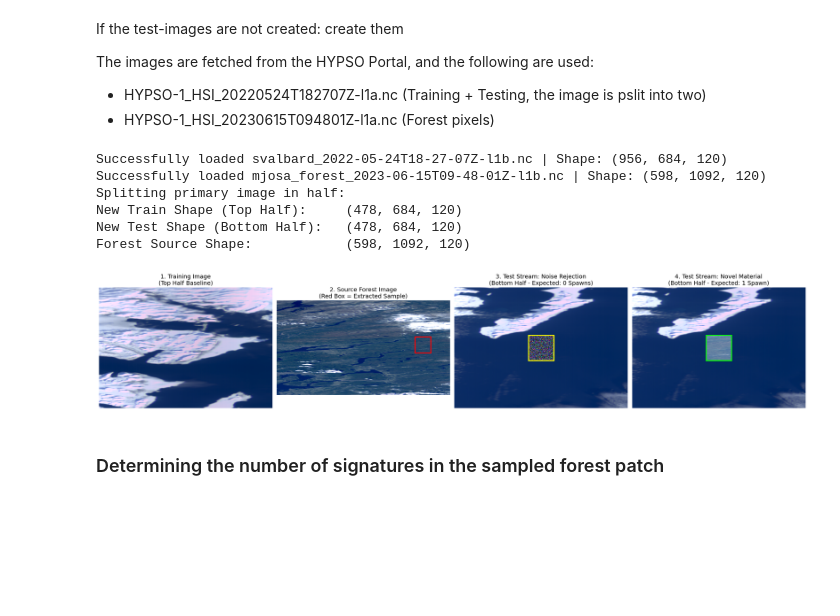
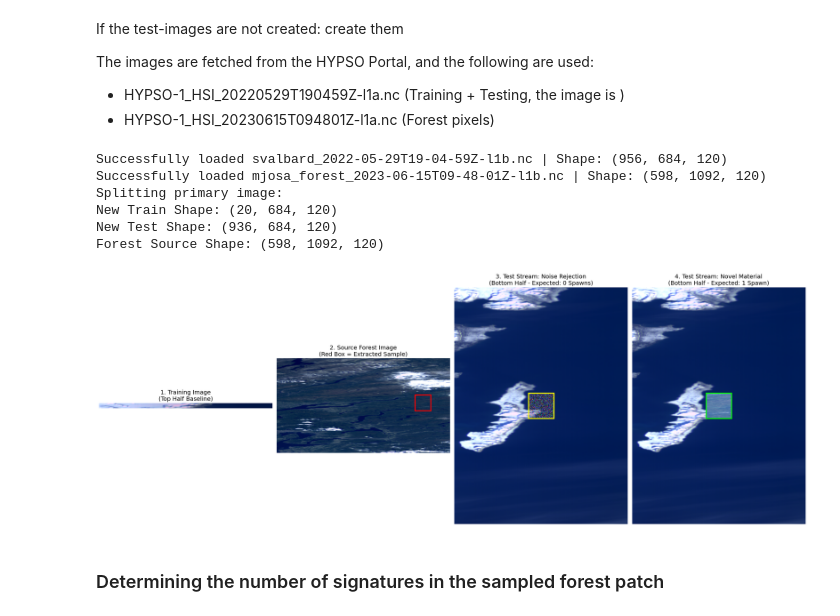
Before and after one commit to TrygveTafjord/OTFP-MFA-Streaming, a Jupyter notebook: testing/component_spawning.ipynb, the cells around one changed output. Saved outputs shown, nothing was run; the diff lists cells and outputs as text; code cells hidden in the pictures; blank space fills up the shorter version.

Commit message:
reworked the component-spawning notebook, now it makes mutch more sense

```diff
--- a/testing/component_spawning.ipynb
+++ b/testing/component_spawning.ipynb
@@ -45,12 +57,12 @@ test_data_dir = glob.glob(f'../data/component_spawning/*.nc')
 If the test-images are not created: create them
 
 The images are fetched from the HYPSO Portal, and the following are used:
-- HYPSO-1_HSI_20220524T182707Z-l1a.nc (Training + Testing, the image is pslit into two)
+- HYPSO-1_HSI_20220529T190459Z-l1a.nc (Training + Testing, the image is )
 - HYPSO-1_HSI_20230615T094801Z-l1a.nc (Forest pixels)
 # %%
 
 # We now only need the primary Svalbard image and the Forest image
-base_svalbard_path = "../data/component_spawning/svalbard_2022-05-24T18-27-07Z-l1b.nc"
+base_svalbard_path = "../data/component_spawning/svalbard_2022-05-29T19-04-59Z-l1b.nc"
 forest_path = "../data/component_spawning/mjosa_forest_2023-06-15T09-48-01Z-l1b.nc"
 
 path_list = [base_svalbard_path, forest_path]
@@ -80,18 +92,16 @@ img_forest = data_dict.get(forest_path)
 # Proceed only if data successfully loaded
 if svalbard_full is not None and img_forest is not None:
 
-    # --- 1.5 The Half-and-Half Split ---
+    # --- 1.5 The Split ---
     # Split the Svalbard image horizontally (top half for training, bottom half for testing)
-    mid_row = svalbard_full.shape[0] // 2
 
-    img_train = svalbard_full[:mid_row, :, :]
-    # Using mid_row:mid_row*2 ensures identical shapes even if the original row count was odd
-    img_test_base = svalbard_full[mid_row:mid_row*2, :, :]
+    img_train = svalbard_full[:20, :, :]
+    img_test_base = svalbard_full[20:, :, :]
 
-    print(f"Splitting primary image in half:")
-    print(f"New Train Shape (Top Half):     {img_train.shape}")
-    print(f"New Test Shape (Bottom Half):   {img_test_base.shape}")
-    print(f"Forest Source Shape:            {img_forest.shape}")
+    print(f"Splitting primary image:")
+    print(f"New Train Shape: {img_train.shape}")
+    print(f"New Test Shape: {img_test_base.shape}")
+    print(f"Forest Source Shape: {img_forest.shape}")
 
     # --- Helper Function: Hyperspectral to RGB ---
     def get_rgb(hsi_cube):
@@ -104,12 +114,12 @@ if svalbard_full is not None and img_forest is not None:
         rgb_norm = (rgb - p_low) / (p_high - p_low + 1e-8)
         rgb_clipped = np.clip(rgb_norm, 0, 1)
 
-        gamma = 0.6
+        gamma = 0.8
         rgb_gamma = rgb_clipped ** gamma
 
         return rgb_gamma
 
-    # --- 2. Setup Patch Coordinates ---
+    # 2. Setup Patch Coordinates
     PATCH_SIZE = 100
 
     # Where to sample FROM in the forest image
@@ -119,10 +129,10 @@ if svalbard_full is not None and img_forest is not None:
     t_row = (img_test_base.shape[0] - PATCH_SIZE) // 2
     t_col = (img_test_base.shape[1] - PATCH_SIZE) // 2
 
-    # --- 3. Extract the Forest Sample ---
+    # 3. Extract the Forest Sample
     forest_patch = img_forest[f_row:f_row+PATCH_SIZE, f_col:f_col+PATCH_SIZE, :].copy()
 
-    # --- 4. Create the Two Test Scenarios ---
+    # 4. Create the Two Test Scenarios
 
     # A) Novel Material Spawning (Forest injected into Test Image)
     test_img_forest = img_test_base.copy()
@@ -133,15 +143,15 @@ if svalbard_full is not None and img_forest is not None:
     noise_patch = test_img_noise[t_row:t_row+PATCH_SIZE, t_col:t_col+PATCH_SIZE, :].copy()
 
     np.random.seed(42)
-    # Add severe Gaussian white noise across ALL bands to destroy the spectral angle
+    # Add Gaussian white noise across all bands to destroy the spectral angle
     gaussian_noise = np.random.normal(loc=0.0, scale=np.nanstd(img_test_base) * 2, size=noise_patch.shape)
     noise_patch = noise_patch + gaussian_noise
 
     # Clip it to keep it within realistic sensor boundaries
     test_img_noise[t_row:t_row+PATCH_SIZE, t_col:t_col+PATCH_SIZE, :] = np.clip(noise_patch, 0, np.nanmax(img_test_base))
 
-    # --- 5. Plotting the Validation Grid ---
-    fig, axes = plt.subplots(1, 4, figsize=(24, 6))
+    # 5. Plotting the Validation Grid
+    fig, axes = plt.subplots(1, 4, figsize=(24, 16))
 
     # Plot 1: Pre-training Image
     axes[0].imshow(get_rgb(img_train))
@@ -151,39 +161,39 @@ if svalbard_full is not None and img_forest is not None:
     # Plot 2: Source Forest Image
     axes[1].imshow(get_rgb(img_forest))
     axes[1].set_title("2. Source Forest Image\n(Red Box = Extracted Sample)", fontsize=14)
     rect_source = patches.Rectangle((f_col, f_row), PATCH_SIZE, PATCH_SIZE,
                                     linewidth=2.5, edgecolor='red', facecolor='none')
     axes[1].add_patch(rect_source)
     axes[1].axis('off')
 
     # Plot 3: Noise Rejection Test
     axes[2].imshow(get_rgb(test_img_noise))
     axes[2].set_title("3. Test Stream: Noise Rejection\n(Bottom Half - Expected: 0 Spawns)", fontsize=14)
     rect_noise = patches.Rectangle((t_col, t_row), PATCH_SIZE, PATCH_SIZE,
                                    linewidth=2.5, edgecolor='yellow', facecolor='none')
     axes[2].add_patch(rect_noise)
     axes[2].axis('off')
 
     # Plot 4: Novel Material Test
     axes[3].imshow(get_rgb(test_img_forest))
     axes[3].set_title("4. Test Stream: Novel Material\n(Bottom Half - Expected: 1 Spawn)", fontsize=14)
     rect_target = patches.Rectangle((t_col, t_row), PATCH_SIZE, PATCH_SIZE,
                                     linewidth=2.5, edgecolor='lime', facecolor='none')
     axes[3].add_patch(rect_target)
     axes[3].axis('off')
 
     plt.tight_layout()
     plt.show()
 else:
     print("Data loading failed. Check your file paths and Hypso class configuration.")
 # %% [output]
-Successfully loaded svalbard_2022-05-24T18-27-07Z-l1b.nc | Shape: (956, 684, 120)
+Successfully loaded svalbard_2022-05-29T19-04-59Z-l1b.nc | Shape: (956, 684, 120)
 Successfully loaded mjosa_forest_2023-06-15T09-48-01Z-l1b.nc | Shape: (598, 1092, 120)
-Splitting primary image in half:
-New Train Shape (Top Half):     (478, 684, 120)
-New Test Shape (Bottom Half):   (478, 684, 120)
-Forest Source Shape:            (598, 1092, 120)
+Splitting primary image:
+New Train Shape: (20, 684, 120)
+New Test Shape: (936, 684, 120)
+Forest Source Shape: (598, 1092, 120)
-[figure, old version]
+[figure, new version]
 # %% [markdown]
 ### Determining the number of signatures in the sampled forest patch
 # %%
```
Also changed, not shown: parts of 11 cells of this notebook, 4 other files.
